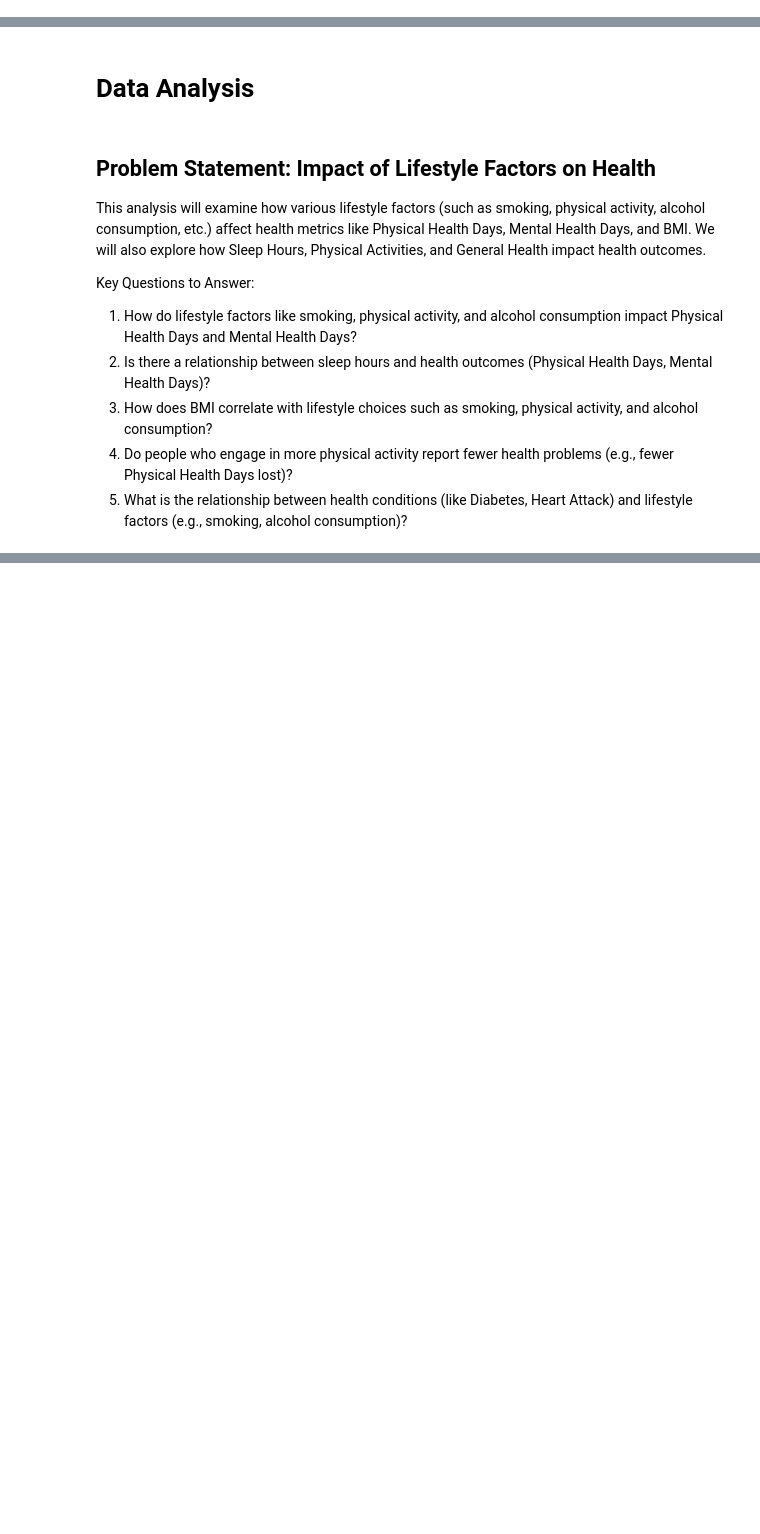
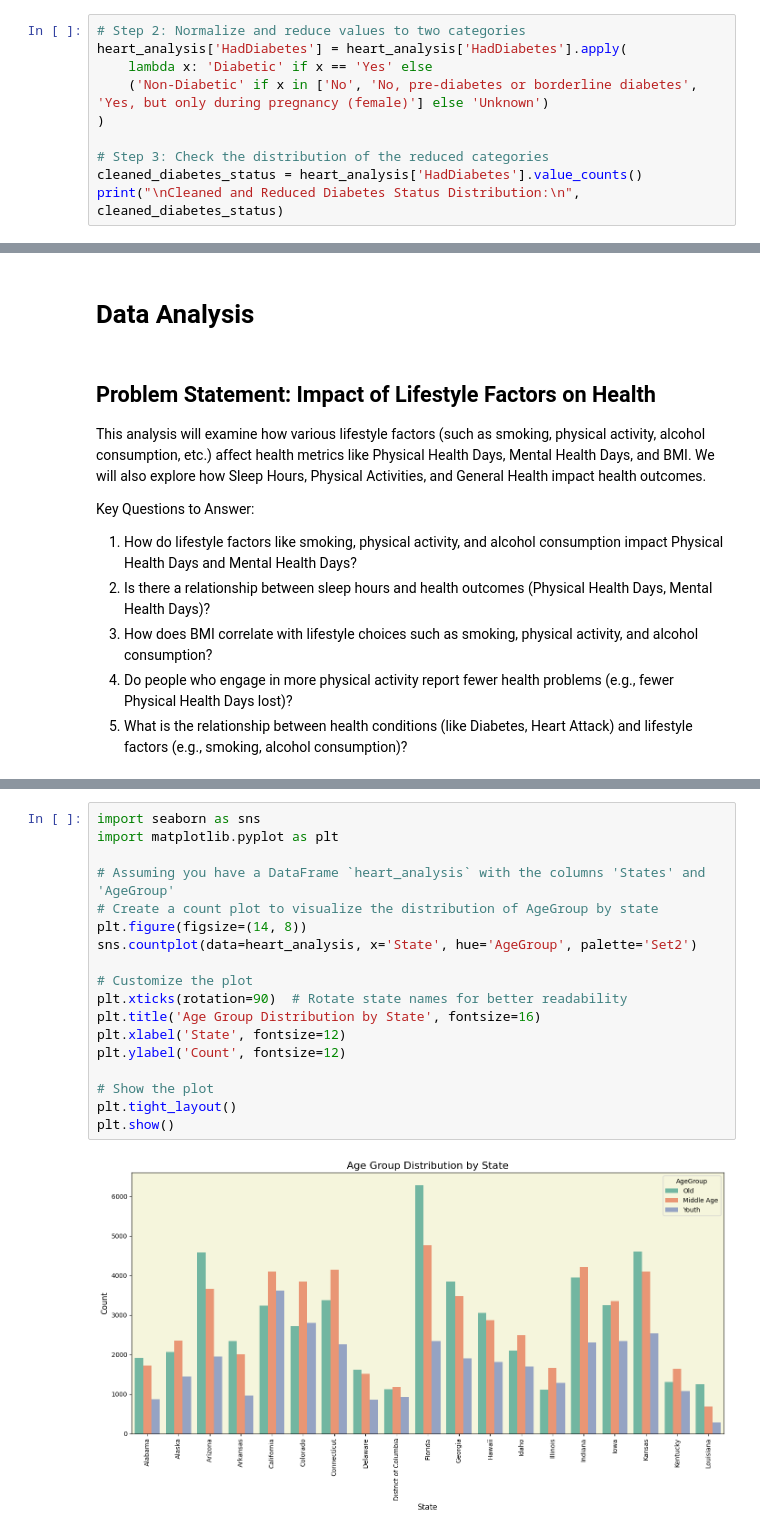
Before and after one commit to bonareri/Python-Data-Analysis, a Jupyter notebook: Heart_Analysis.ipynb, the cells around one changed output, grey strips where cells are left out. Saved outputs shown, nothing was run; the diff lists cells and outputs as text; blank space fills up the shorter version.

```diff
--- a/Heart_Analysis.ipynb
+++ b/Heart_Analysis.ipynb
@@ -221,0 +253,10 @@ heart_analysis_2 = heart_analysis.to_csv('heart_analysis_cleaned.csv', index=Fal
+# %%
+# Step 2: Normalize and reduce values to two categories
+heart_analysis['HadDiabetes'] = heart_analysis['HadDiabetes'].apply(
+    lambda x: 'Diabetic' if x == 'Yes' else
+    ('Non-Diabetic' if x in ['No', 'No, pre-diabetes or borderline diabetes', 'Yes, but only during pregnancy (female)'] else 'Unknown')
+)
+
+# Step 3: Check the distribution of the reduced categories
+cleaned_diabetes_status = heart_analysis['HadDiabetes'].value_counts()
+print("\nCleaned and Reduced Diabetes Status Distribution:\n", cleaned_diabetes_status)
@@ -475,0 +438,20 @@ dtype: int64
+# %%
+import seaborn as sns
+import matplotlib.pyplot as plt
+
+# Assuming you have a DataFrame `heart_analysis` with the columns 'States' and 'AgeGroup'
+# Create a count plot to visualize the distribution of AgeGroup by state
+plt.figure(figsize=(14, 8))
+sns.countplot(data=heart_analysis, x='State', hue='AgeGroup', palette='Set2')
+
+# Customize the plot
+plt.xticks(rotation=90)  # Rotate state names for better readability
+plt.title('Age Group Distribution by State', fontsize=16)
+plt.xlabel('State', fontsize=12)
+plt.ylabel('Count', fontsize=12)
+
+# Show the plot
+plt.tight_layout()
+plt.show()
+# %% [output]
+[figure, added]
```
Also changed, not shown: parts of 27 cells of this notebook.
